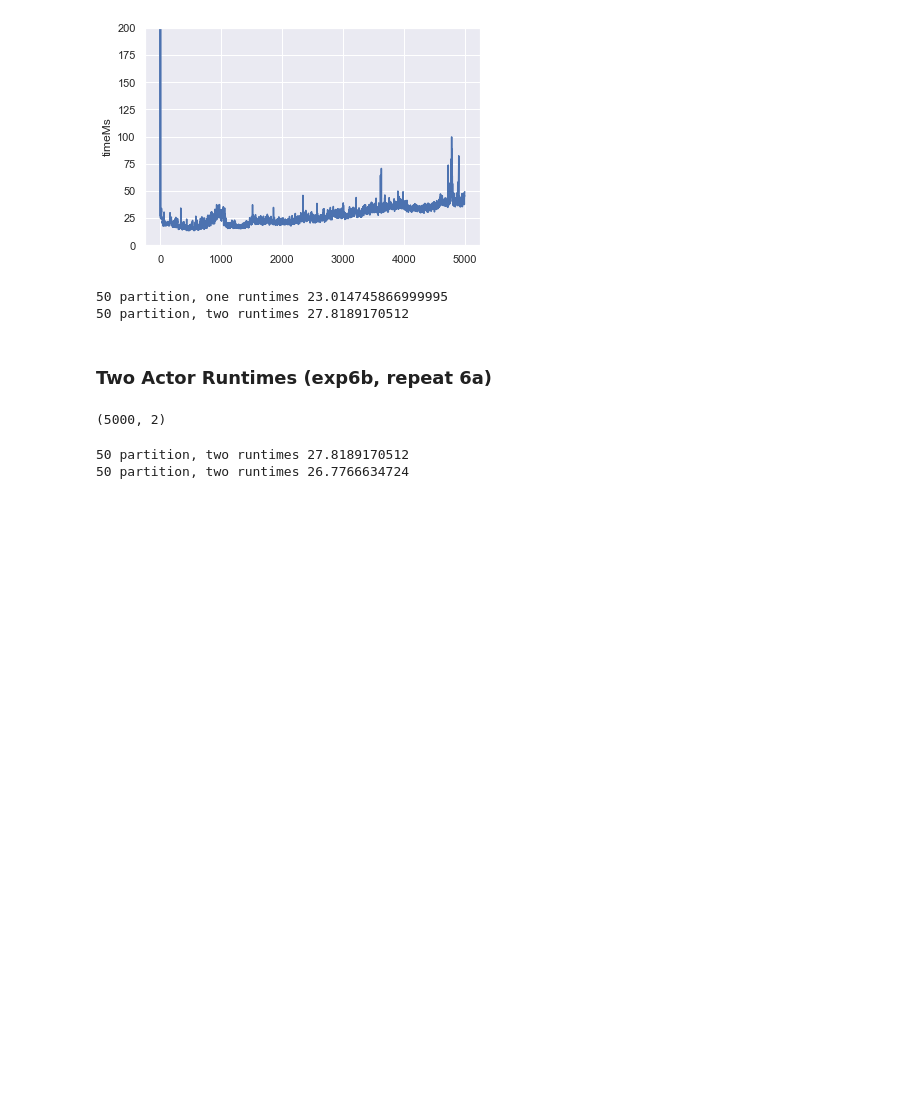
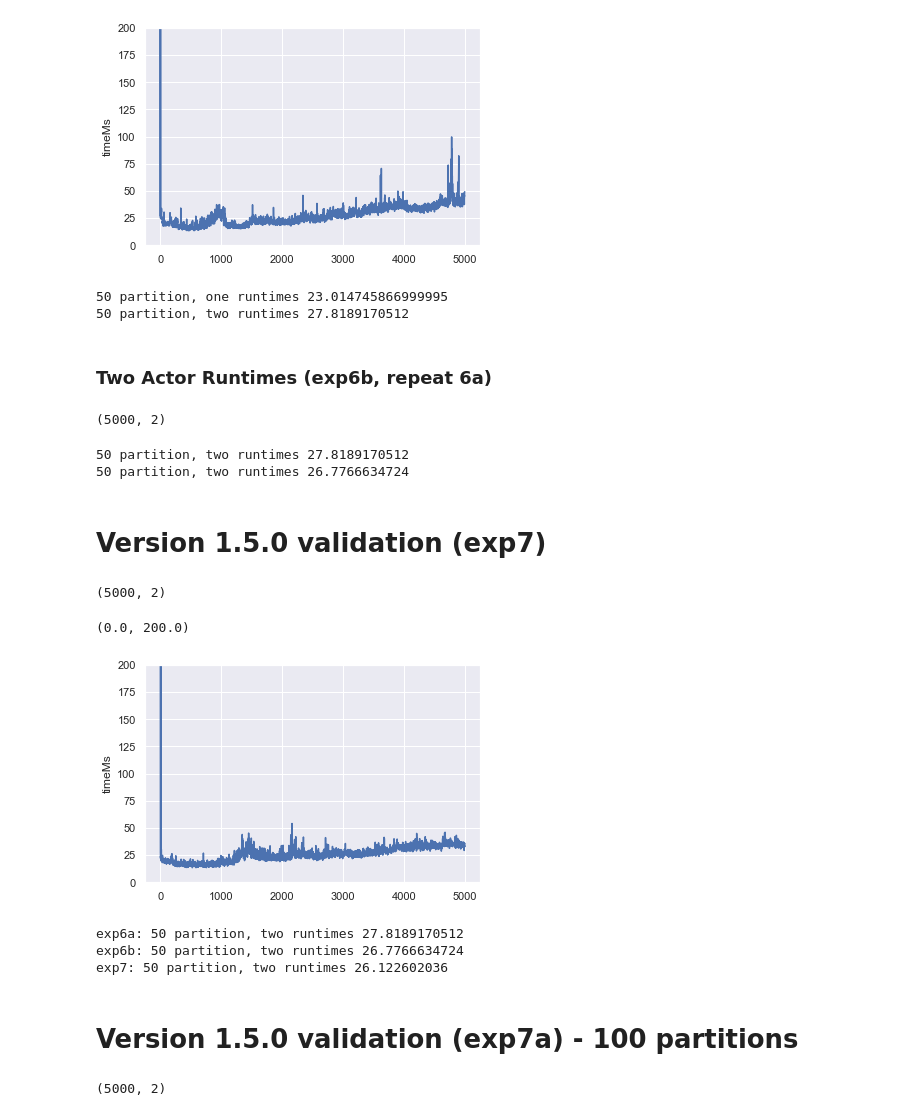
Before and after one commit to MoeweX/java-sdk, a Jupyter notebook: examples/experiments/plot.ipynb, the cells around one changed output. Drawn from its saved outputs; the diff is of its cells as text; code cells hidden in the pictures; blank space fills up the shorter version.

Commit message:
Add experiment 7, i.e., dapr 1.5.0 validation

```diff
--- a/examples/experiments/plot.ipynb
+++ b/examples/experiments/plot.ipynb
@@ -199,3 +199,35 @@ print('50 partition, two runtimes ' + str(avg6b))
 # %% [output]
 50 partition, two runtimes 27.8189170512
 50 partition, two runtimes 26.7766634724
+# %% [markdown]
+# Version 1.5.0 validation (exp7)
+# %%
+df_exp7 = pd.read_csv('exp7.csv', sep=';')
+df_exp7.shape
+# %% [output]
+(5000, 2)
+# %%
+df_exp7['timeMs'] = df_exp7['timeNs'] / 1000 / 1000
+ax = sns.lineplot(data=df_exp7['timeMs'])
+ax.set_ylim(0, 200)
+# %% [output]
+(0.0, 200.0)
+[figure, added]
+# %%
+avg6a = df_exp6a['timeMs'].mean()
+avg6b = df_exp6b['timeMs'].mean()
+avg7 = df_exp7['timeMs'].mean()
+print('exp6a: 50 partition, two runtimes ' + str(avg6a))
+print('exp6b: 50 partition, two runtimes ' + str(avg6b))
+print('exp7: 50 partition, two runtimes ' + str(avg7))
+# %% [output]
+exp6a: 50 partition, two runtimes 27.8189170512
+exp6b: 50 partition, two runtimes 26.7766634724
+exp7: 50 partition, two runtimes 26.122602036
+# %% [markdown]
+# Version 1.5.0 validation (exp7a) - 100 partitions
+# %%
+df_exp7a = pd.read_csv('exp7a.csv', sep=';')
+df_exp7a.shape
+# %% [output]
+(5000, 2)
```
Also changed, not shown: parts of 6 cells of this notebook, 8 other files.
